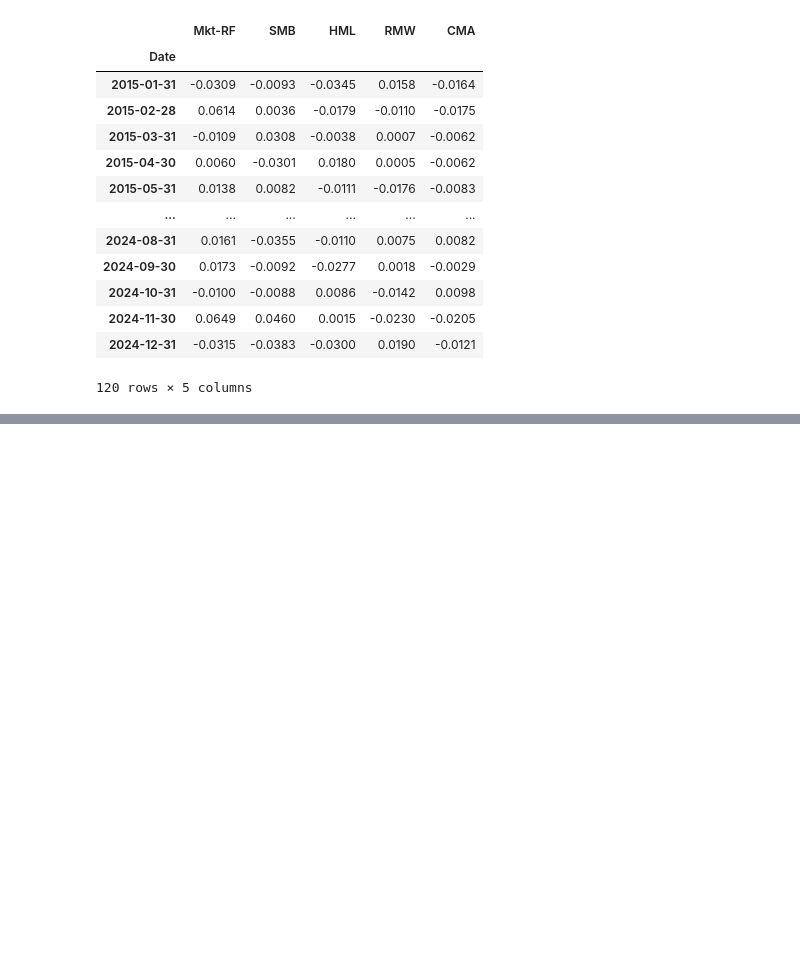
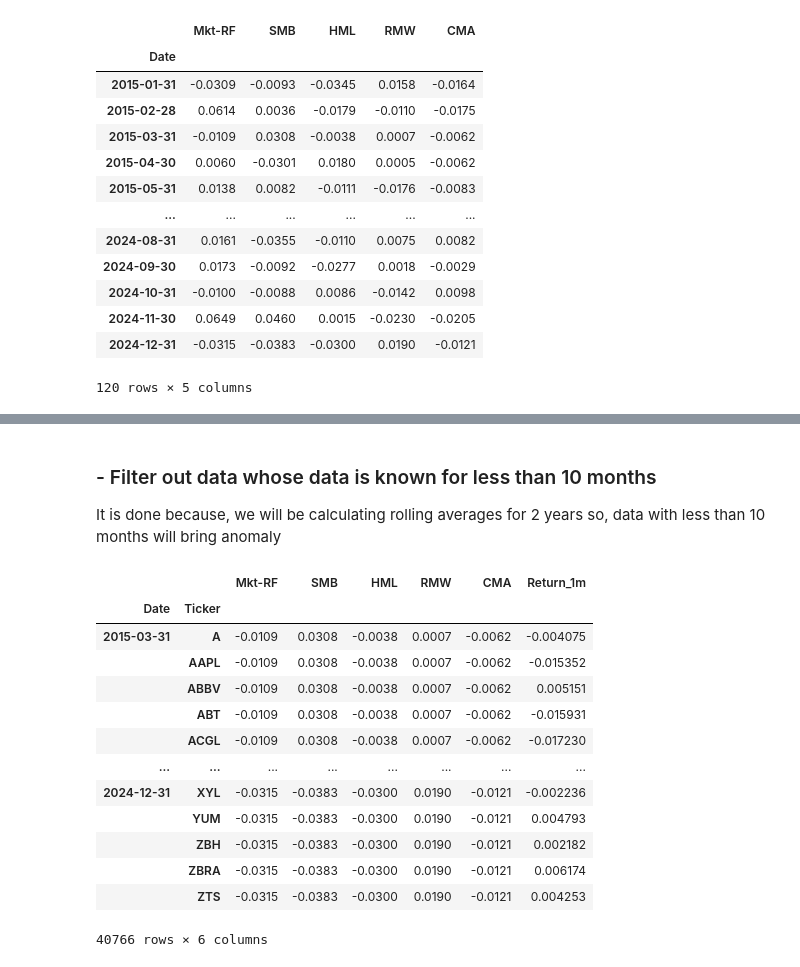
Before and after one commit to Bhavya-Bansal77/Unsupervised_Algorithmic_Trading, a Jupyter notebook: trading_strategy.ipynb, the cells around one changed output, grey strips where cells are left out. Cells and saved outputs as stored; diff of their text form; code cells hidden in the pictures; blank space fills up the shorter version.

```diff
--- a/trading_strategy.ipynb
+++ b/trading_strategy.ipynb
@@ -372,5 +372,5 @@ factor_data
 | 2024-12-31 | -0.0315 | -0.0383 | -0.0300 | 0.0190 | -0.0121 |
 120 rows × 5 columns
 # %%
-factor_data.index.name = 'date'
+factor_data.index.name = 'Date'
 # %%
@@ -379,0 +398,24 @@ ValueError: cannot join with no overlapping index names
+# %% [markdown]
+### - Filter out data whose data is known for less than 10 months
+It is done because, we will be calculating rolling averages for 2 years so, data with less than 10 months
+will bring anomaly
+# %%
+observations = factor_data.groupby(level=1).size()
+valid_stocks = observations[observations>=10]
+factor_data = factor_data[factor_data.index.get_level_values('Ticker').isin(valid_stocks.index)]
+factor_data
+# %% [output]
+|  |  | Mkt-RF | SMB | HML | RMW | CMA | Return_1m |
+| Date | Ticker |  |  |  |  |  |  |
+| 2015-03-31 | A | -0.0109 | 0.0308 | -0.0038 | 0.0007 | -0.0062 | -0.004075 |
+|  | AAPL | -0.0109 | 0.0308 | -0.0038 | 0.0007 | -0.0062 | -0.015352 |
+|  | ABBV | -0.0109 | 0.0308 | -0.0038 | 0.0007 | -0.0062 | 0.005151 |
+|  | ABT | -0.0109 | 0.0308 | -0.0038 | 0.0007 | -0.0062 | -0.015931 |
+|  | ACGL | -0.0109 | 0.0308 | -0.0038 | 0.0007 | -0.0062 | -0.017230 |
+| ... | ... | ... | ... | ... | ... | ... | ... |
+| 2024-12-31 | XYL | -0.0315 | -0.0383 | -0.0300 | 0.0190 | -0.0121 | -0.002236 |
+|  | YUM | -0.0315 | -0.0383 | -0.0300 | 0.0190 | -0.0121 | 0.004793 |
+|  | ZBH | -0.0315 | -0.0383 | -0.0300 | 0.0190 | -0.0121 | 0.002182 |
+|  | ZBRA | -0.0315 | -0.0383 | -0.0300 | 0.0190 | -0.0121 | 0.006174 |
+|  | ZTS | -0.0315 | -0.0383 | -0.0300 | 0.0190 | -0.0121 | 0.004253 |
+40766 rows × 6 columns
```
Also changed, not shown: parts of 22 cells of this notebook.
